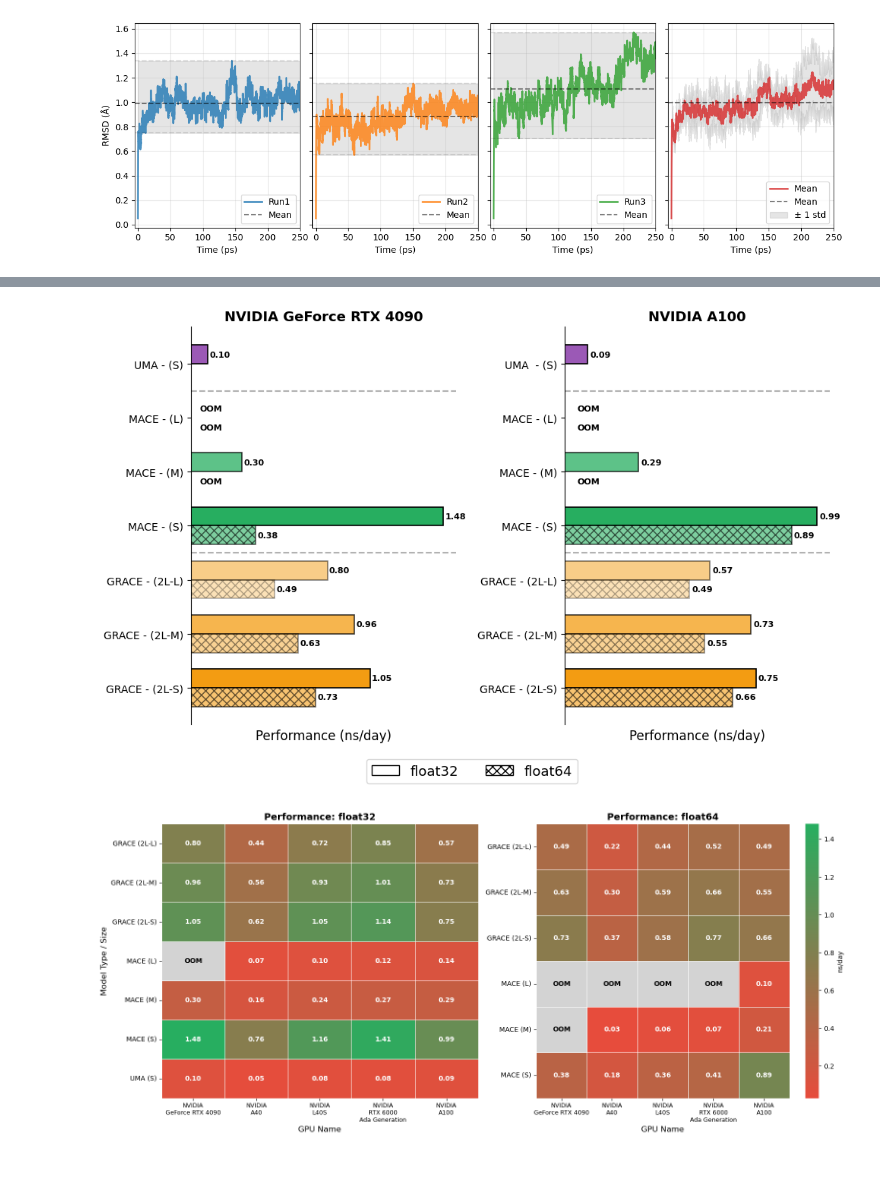
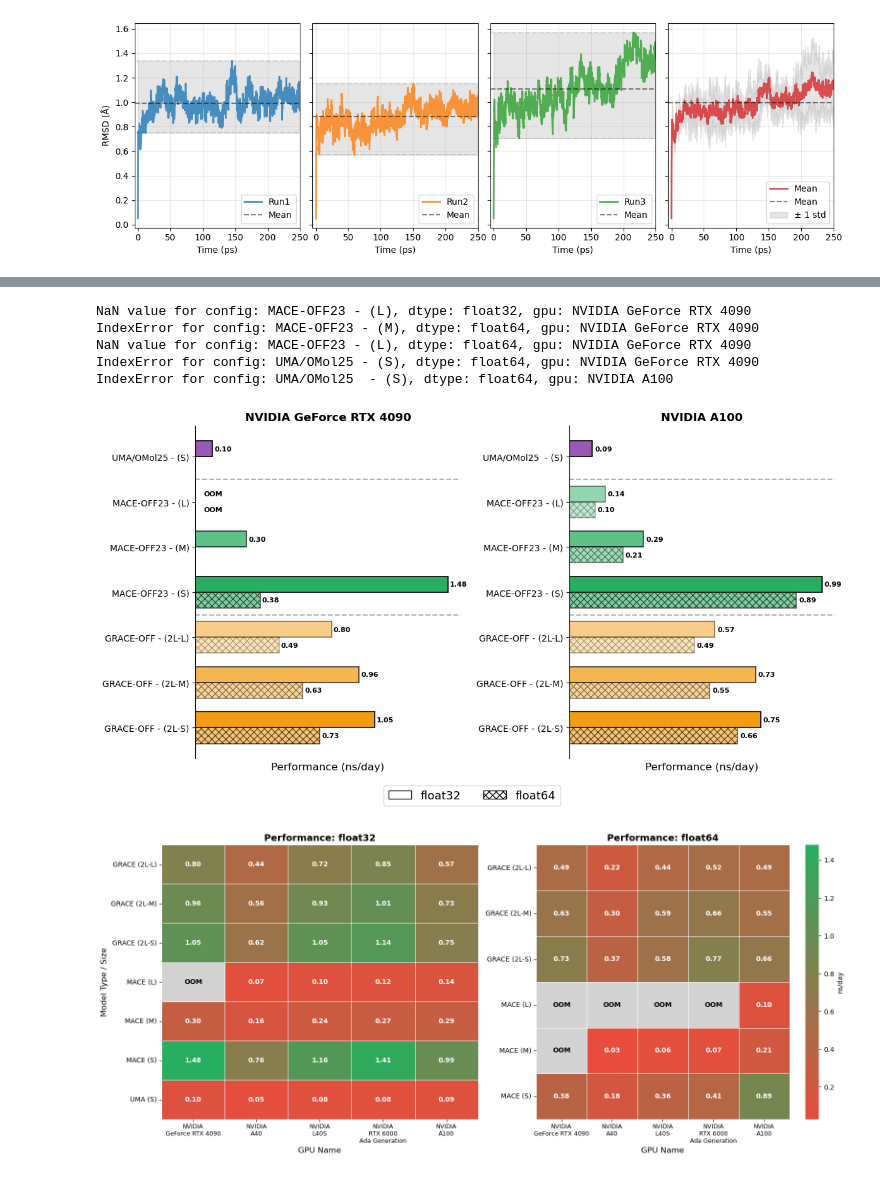
Before and after one commit to heid-lab/grace-off, a Jupyter notebook: analysis/final_plots_newColorScheme.ipynb, the cells around one changed output, grey strips where cells are left out. Cells and saved outputs as stored; diff of their text form; code cells hidden in the pictures.

Commit message:
new labels

```diff
--- a/analysis/final_plots_newColorScheme.ipynb
+++ b/analysis/final_plots_newColorScheme.ipynb
@@ -763,27 +768,27 @@ plt.savefig("crambin_rmsd_single_runs.pdf")
 # %%
 # --- Read the CSV ---
 mean_data = pd.read_csv("temp_density/all_density_means.csv")
-mean_data = mean_data[1:]
+mean_data = mean_data[0:]
 
 # --- Define styles for each column (except Temperature) ---
 plot_styles = {
     "GRACE (2L-S)": {
         "color": model_type_colors["GRACE_2L"],
-        "marker": markers["GRACE (2L-S)"],
+        "marker": markers["GRACE-OFF (2L-S)"],
         "alpha": size_alpha["S"],
-        "label": "GRACE (2L-S)",
+        "label": "GRACE-OFF (2L-S)",
     },
     "GRACE (2L-M)": {
         "color": model_type_colors["GRACE_2L"],
-        "marker": markers["GRACE (2L-M)"],
+        "marker": markers["GRACE-OFF (2L-M)"],
         "alpha": size_alpha["M"],
-        "label": "GRACE (2L-M)",
+        "label": "GRACE-OFF (2L-M)",
     },
     "GRACE (2L-L)": {
         "color": model_type_colors["GRACE_2L"],
-        "marker": markers["GRACE (2L-L)"],
+        "marker": markers["GRACE-OFF (2L-L)"],
         "alpha": size_alpha["L"],
-        "label": "GRACE (2L-L)",
+        "label": "GRACE-OFF (2L-L)",
     },
     "MACE (S)": {
         "color": model_type_colors["MACE"],
@@ -821,17 +826,18 @@ for col, style in plot_styles.items():
         s=120,
         label=style["label"],
         alpha=style["alpha"],
-        hatch="///" if "MACE" in col else None,
+        # hatch="///" if "MACE" in col else None,
     )
 
     plt.plot(temps, values, color=style["color"], alpha=style["alpha"])
 
 # --- Final plot formatting ---
 plt.xticks([270, 280, 290, 300, 310, 320, 330])
+plt.xlim([265, 340])
 plt.xlabel("Temperature [K]")
 plt.ylabel("Mean Density [g/cm³]")
 plt.grid(True, alpha=0.5)
-plt.legend()
+plt.legend(frameon=False)
 
 plt.tight_layout()
 plt.savefig("density_vs_temperature.pdf")
@@ -842,7 +858,7 @@ plt.show()
 data = pd.read_csv("speedTest/speed_test_results.csv")
 # Sort: GRACE first, then MACE, then UMA; within each, small -> medium -> large
 size_order = {"(2L-S)": 0, "(S)": 0, "(2L-M)": 1, "(M)": 1, "(2L-L)": 2, "(L)": 2}
-model_order = {"GRACE": 0, "MACE": 1, "UMA": 2}
+model_order = {"GRACE-OFF": 0, "MACE-OFF23": 1, "UMA": 2}
 data["size_order"] = data["model_size"].map(size_order)
 data["model_order"] = data["model_type"].map(model_order)
 sorted_data = data.sort_values(["model_order", "size_order"], ascending=[True, True])
@@ -872,7 +888,7 @@ def get_bar_style(config_str):
     return color, alpha
 
 # Create 1x3 subplot for each GPU
-fig, axes = plt.subplots(1, 2, figsize=(10, 6), sharey=False)
+fig, axes = plt.subplots(1, 2, figsize=(12, 6), sharey=False)
 
 # Process each GPU
 # gpu_names = ["NVIDIA A40", "NVIDIA L40S", "NVIDIA RTX 6000 Ada Generation"]
@@ -912,20 +928,29 @@ for idx, gpu_name in enumerate(gpu_names):
             config_data = dtype_data[dtype_data["config"] == config]
 
             # Check for OOM cases
+            # is_oom = False
+            # if "MACE" in config and "(L)" in config:
+            #     is_oom = True
+            # elif "MACE" in config and "(M)" in config and dtype == "float64":
+            #     is_oom = True
             is_oom = False
-            if "MACE" in config and "(L)" in config:
-                is_oom = True
-            elif "MACE" in config and "(M)" in config and dtype == "float64":
-                is_oom = True
+            try:
+                if np.isnan(config_data["ns_per_day"].values[0]):
+                    is_oom = True
+                    print(f"NaN value for config: {config}, dtype: {dtype}, gpu: {gpu_name}")
+            except IndexError:
+                print(f"IndexError for config: {config}, dtype: {dtype}, gpu: {gpu_name}")
 
             oom_flags.append(is_oom)
             color, alpha_size = get_bar_style(config)
             bar_styles.append((color, alpha_size))
 
-            if len(config_data) > 0 and not is_oom:
+            if len(config_data) > 0:
                 perf_values.append(config_data["ns_per_day"].values[0])
-            else:
+            else: # set UMA values to 0
                 perf_values.append(0)
+
+
 
         # Offset bars
         offset = bar_height / 2 if dtype == "float32" else -bar_height / 2
@@ -982,34 +1007,39 @@ for idx, gpu_name in enumerate(gpu_names):
     ax.spines["top"].set_visible(False)
     ax.spines["right"].set_visible(False)
     ax.spines["bottom"].set_visible(False)
 
     # Remove x-axis ticks and labels
     ax.tick_params(axis="x", which="both", bottom=False, top=False, labelbottom=False)
 
     # Add separator lines between architectures (GRACE/MACE/UMA)
     for pos in separator_positions:
         ax.axhline(y=pos, color="gray", linestyle="--", linewidth=1.5, alpha=0.6)
 
 # Create legend
 from matplotlib.patches import Patch
 
 legend_elements = [
     Patch(facecolor="white", edgecolor="black", label="float32"),
     Patch(facecolor="white", edgecolor="black", hatch="xxx", label="float64"),
 ]
 fig.legend(
     handles=legend_elements,
     loc="lower center",
     bbox_to_anchor=(0.5, -0.08),
     ncol=7,
     fontsize=13,
 )
 
 plt.tight_layout()
 plt.savefig("compPerformance.pdf", bbox_inches="tight")
 plt.show()
 # %% [output]
+NaN value for config: MACE-OFF23 - (L), dtype: float32, gpu: NVIDIA GeForce RTX 4090
+IndexError for config: MACE-OFF23 - (M), dtype: float64, gpu: NVIDIA GeForce RTX 4090
+NaN value for config: MACE-OFF23 - (L), dtype: float64, gpu: NVIDIA GeForce RTX 4090
+IndexError for config: UMA/OMol25 - (S), dtype: float64, gpu: NVIDIA GeForce RTX 4090
+IndexError for config: UMA/OMol25  - (S), dtype: float64, gpu: NVIDIA A100
-[figure, old version]
+[figure, new version]
 # %%
 import seaborn as sns
 import matplotlib.pyplot as plt
```
Also changed, not shown: parts of 10 cells of this notebook.
